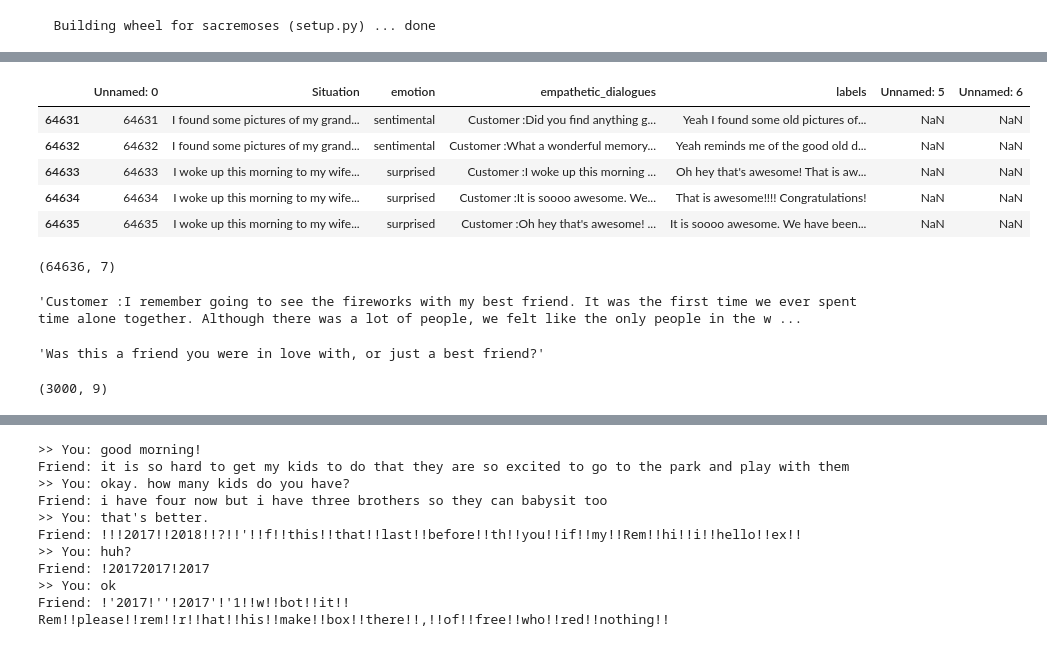
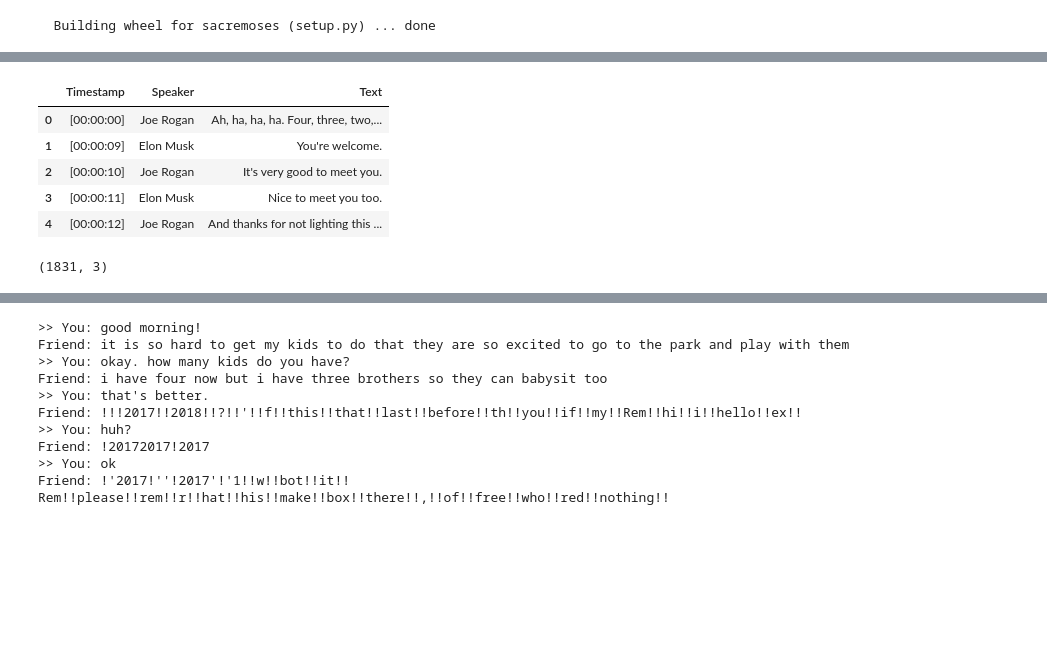
Before and after one commit to Sushobhan55/DialoGPT-chatbot, a Jupyter notebook: fine_tuning.ipynb, the cells around one changed output, grey strips where cells are left out. Drawn from its saved outputs; the diff is of its cells as text; code cells hidden in the pictures; blank space fills up the shorter version.

```diff
--- a/fine_tuning.ipynb
+++ b/fine_tuning.ipynb
@@ -131,26 +131,12 @@ class Args():
 args = Args()
 # %%
 # Let's look at our dataset
-emotion = pd.read_csv('emotion.csv')
-emotion.tail()
+conv = pd.read_csv('JoeRoganElonMusk.csv')
+conv.head()
 # %% [output]
-|  | Unnamed: 0 | Situation | emotion | empathetic_dialogues | labels | Unnamed: 5 | Unnamed: 6 |
-| 64631 | 64631 | I found some pictures of my grand... | sentimental | Customer :Did you find anything g... | Yeah I found some old pictures of... | NaN | NaN |
-| 64632 | 64632 | I found some pictures of my grand... | sentimental | Customer :What a wonderful memory... | Yeah reminds me of the good old d... | NaN | NaN |
-| 64633 | 64633 | I woke up this morning to my wife... | surprised | Customer :I woke up this morning ... | Oh hey that's awesome! That is aw... | NaN | NaN |
-| 64634 | 64634 | I woke up this morning to my wife... | surprised | Customer :It is soooo awesome. We... | That is awesome!!!! Congratulations! | NaN | NaN |
-| 64635 | 64635 | I woke up this morning to my wife... | surprised | Customer :Oh hey that's awesome! ... | It is soooo awesome. We have been... | NaN | NaN |
+|  | Timestamp | Speaker | Text |
+| 0 | [00:00:00] | Joe Rogan | Ah, ha, ha, ha. Four, three, two,... |
+| 1 | [00:00:09] | Elon Musk | You're welcome. |
+| 2 | [00:00:10] | Joe Rogan | It's very good to meet you. |
+| 3 | [00:00:11] | Elon Musk | Nice to meet you too. |
+| 4 | [00:00:12] | Joe Rogan | And thanks for not lighting this ... |
-# %%
-# it is a big dataset
-# will take a fraction of it
-emotion.shape
-# %% [output]
-(64636, 7)
-# %%
-emotion['empathetic_dialogues'][0]
-# %% [output]
-'Customer :I remember going to see the fireworks with my best friend. It was the first time we ever spent time alone together. Although there was a lot of people, we felt like the only people in the w ...
-# %%
-emotion['labels'][0]
-# %% [output]
-'Was this a friend you were in love with, or just a best friend?'
@@ -159,4 +143,4 @@ emotion = emotion[:3000]
 # %%
-emotion.shape
+conv.shape
 # %% [output]
-(3000, 9)
+(1831, 3)
```
Also changed, not shown: parts of 13 cells of this notebook.
